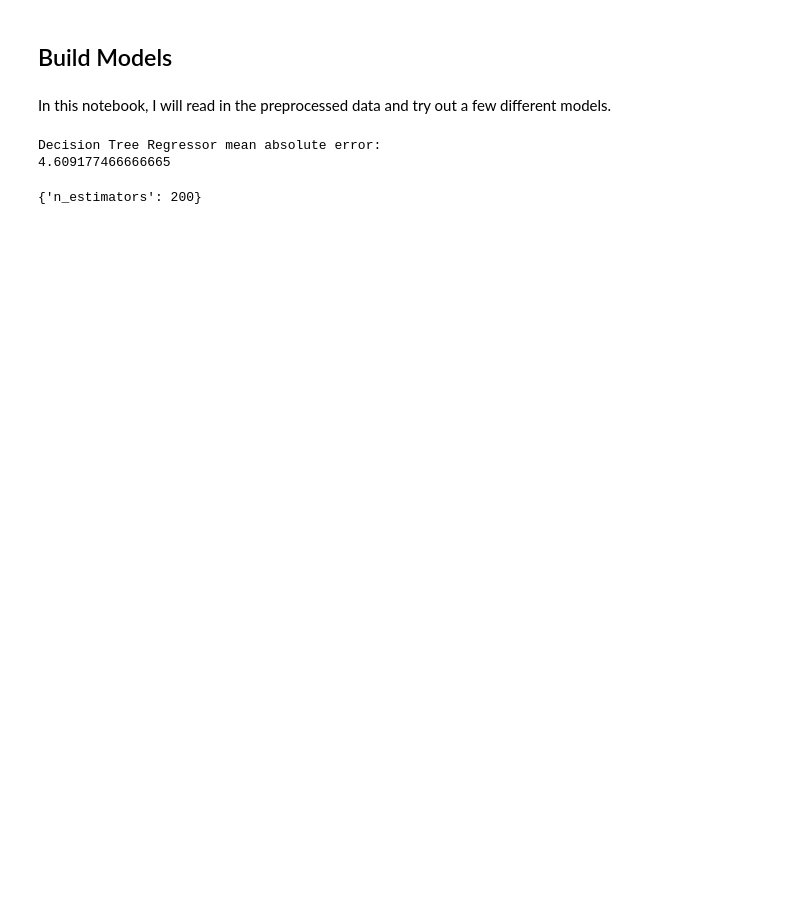
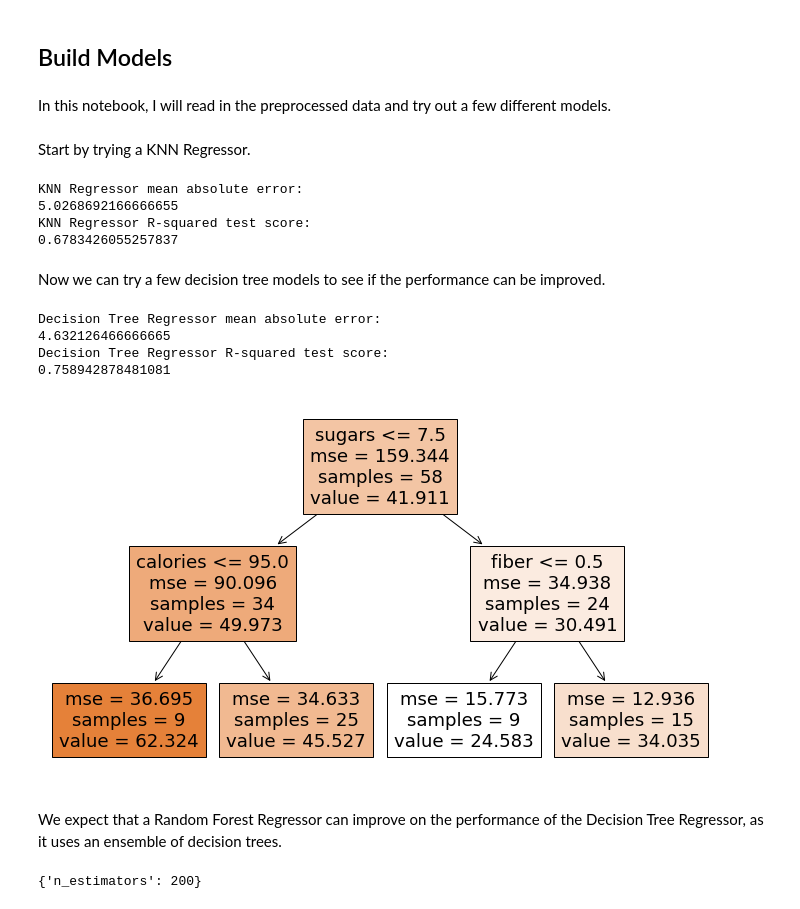
Before and after one commit to shane-sandhoefner/Cereals, a Jupyter notebook: Models.ipynb, the cells around one changed output. Cells and saved outputs as stored; diff of their text form; code cells hidden in the pictures; blank space fills up the shorter version.

Commit message:
Notebook which builds models from preprocessed data

```diff
--- a/Models.ipynb
+++ b/Models.ipynb
@@ -20,20 +25,72 @@ y_train = pd.read_csv('y_train.csv')
 # Import test data
 X_test = pd.read_csv('X_test.csv')
 y_test = pd.read_csv('y_test.csv')
+# %% [markdown]
+Start by trying a KNN Regressor.
+# %%
+# Features need to be scaled for the KNN Regressor
+scaler = MinMaxScaler()
+
+# Fit and transform the X_train data using the MinMaxScaler
+X_train_scaled = scaler.fit_transform(X_train)
+# Apply the scaling to the X_test data
+X_test_scaled = scaler.transform(X_test)
+
+# Define function to compute mean absolute error and R-squared score for KNN Regressor
+def KNN_score(X_train_scaled, X_test_scaled, y_train, y_test):
+    KNN_model = KNeighborsRegressor(n_neighbors = 4)
+    KNN_model.fit(X_train_scaled, y_train)
+    KNN_predictions = KNN_model.predict(X_test_scaled)
+    return (mean_absolute_error(y_test, KNN_predictions), KNN_model.score(X_test, y_test))
+
+# Print mean absolute error
+print("KNN Regressor mean absolute error:")
+print(KNN_score(X_train, X_test, y_train, y_test)[0])
+
+# Print R-squared value
+print("KNN Regressor R-squared test score:")
+print(KNN_score(X_train, X_test, y_train, y_test)[1])
+# %% [output]
+KNN Regressor mean absolute error:
+5.0268692166666655
+KNN Regressor R-squared test score:
+0.6783426055257837
+# %% [markdown]
+Now we can try a few decision tree models to see if the performance can be improved.
 # %%
-# Define function to compute mean absolute error for Decision Tree Regressor
-def score_DTR(X_train, X_test, y_train, y_test):
-    model = DecisionTreeRegressor()
-    model.fit(X_train, y_train)
-    predictions = model.predict(X_test)
-    return mean_absolute_error(y_test, predictions)
+# Define function to compute mean absolute error and R-squared score for Decision Tree Regressor
+def DTR_score(X_train, X_test, y_train, y_test):
+    DTR_model = DecisionTreeRegressor(random_state=0)
+    DTR_model.fit(X_train, y_train)
+    DTR_predictions = DTR_model.predict(X_test)
+    return (mean_absolute_error(y_test, DTR_predictions), DTR_model.score(X_test, y_test))
 
 # Print mean absolute error
 print("Decision Tree Regressor mean absolute error:")
-print(score_DTR(X_train, X_test, y_train, y_test))
+print(DTR_score(X_train, X_test, y_train, y_test)[0])
+
+# Print R-squared value
+print("Decision Tree Regressor R-squared test score:")
+print(DTR_score(X_train, X_test, y_train, y_test)[1])
 # %% [output]
 Decision Tree Regressor mean absolute error:
-4.609177466666665
+4.632126466666665
+Decision Tree Regressor R-squared test score:
+0.758942878481081
+# %%
+# Visualize a small part of the Decision Tree Regressor
+DTR_model_fig = DecisionTreeRegressor(max_depth=2,random_state=0)
+DTR_model_fig.fit(X_train, y_train)
+
+cereal_feature_names=('calories','protein','fat','sodium','fiber','sugars','potass','vitamins',
+                      'weight','cups', 'mfr A','mfr G','mfr K','mfr N','mfr P','mfr Q','mfr R','cold','hot')
+
+fig = plt.figure(figsize=(12,7))
+_ = tree.plot_tree(DTR_model_fig, feature_names=cereal_feature_names,filled=True)
+# %% [output]
+[figure, added]
+# %% [markdown]
+We expect that a Random Forest Regressor can improve on the performance of the Decision Tree Regressor, as it uses an ensemble of decision trees.
 # %%
 # Use GridSearchCV to find best values for n_estimators for Random Forest Regressor
 parameter = {
```
Also changed, not shown: parts of 11 cells of this notebook.
